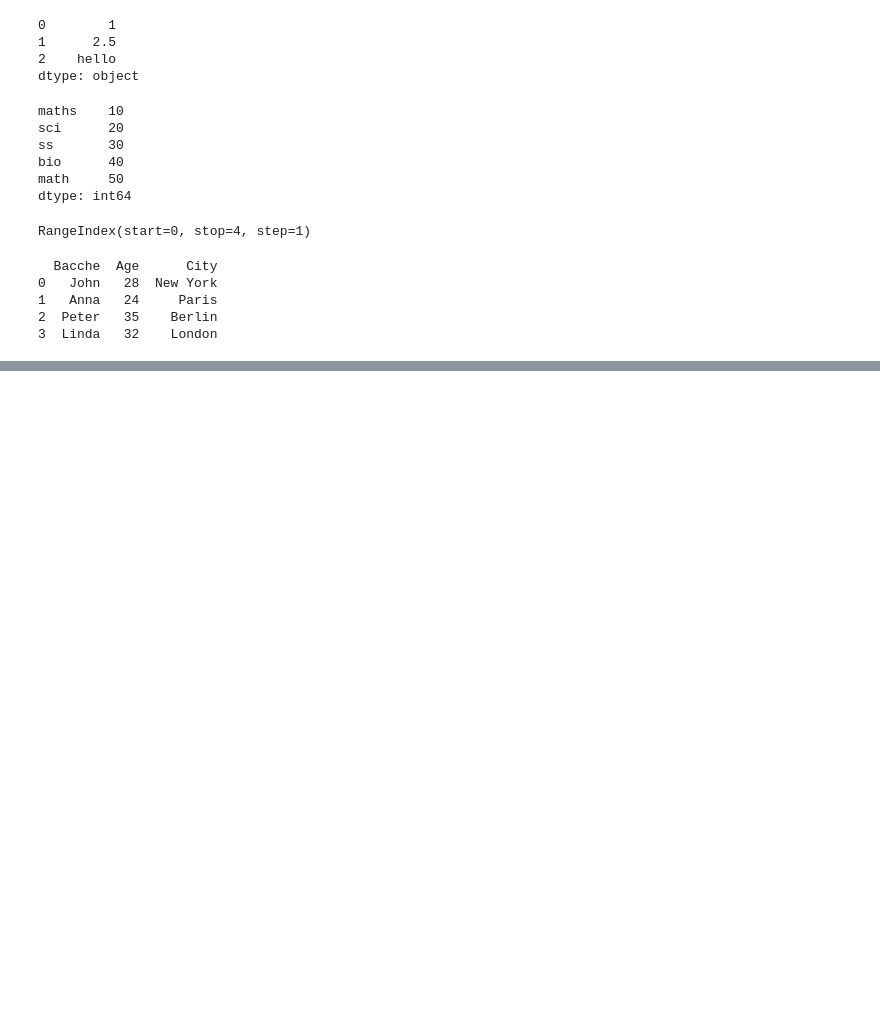
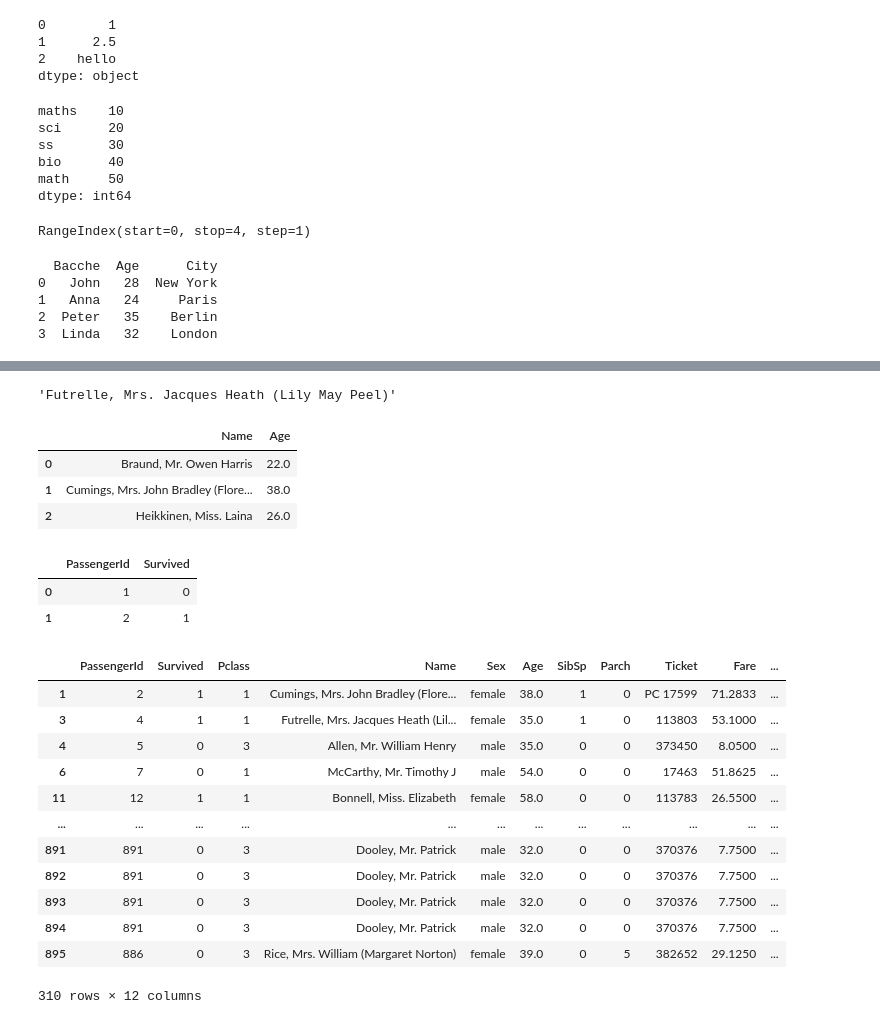
Before and after one commit to harsh1d/iginte-the-future-ember-event-30-1-2026, a Jupyter notebook: pandas.ipynb, the cells around one changed output, grey strips where cells are left out. Drawn from its saved outputs; the diff is of its cells as text; code cells hidden in the pictures; blank space fills up the shorter version.

```diff
--- a/pandas.ipynb
+++ b/pandas.ipynb
@@ -85,0 +197,35 @@ print(read_csv.head())
+# %%
+read_csv.iloc[3,3]
+# %% [output]
+'Futrelle, Mrs. Jacques Heath (Lily May Peel)'
+# %%
+read_csv.loc[0:2,["Name","Age"]]
+# %% [output]
+|  | Name | Age |
+| 0 | Braund, Mr. Owen Harris | 22.0 |
+| 1 | Cumings, Mrs. John Bradley (Flore... | 38.0 |
+| 2 | Heikkinen, Miss. Laina | 26.0 |
+# %%
+read_csv.iloc[0:2, :2]
+# %% [output]
+|  | PassengerId | Survived |
+| 0 | 1 | 0 |
+| 1 | 2 | 1 |
+# %%
+# filtering with simple condition
+
+read_csv[read_csv["Age"]> 30]
+# %% [output]
+|  | PassengerId | Survived | Pclass | Name | Sex | Age | SibSp | Parch | Ticket | Fare | ... |
+| 1 | 2 | 1 | 1 | Cumings, Mrs. John Bradley (Flore... | female | 38.0 | 1 | 0 | PC 17599 | 71.2833 | ... |
+| 3 | 4 | 1 | 1 | Futrelle, Mrs. Jacques Heath (Lil... | female | 35.0 | 1 | 0 | 113803 | 53.1000 | ... |
+| 4 | 5 | 0 | 3 | Allen, Mr. William Henry | male | 35.0 | 0 | 0 | 373450 | 8.0500 | ... |
+| 6 | 7 | 0 | 1 | McCarthy, Mr. Timothy J | male | 54.0 | 0 | 0 | 17463 | 51.8625 | ... |
+| 11 | 12 | 1 | 1 | Bonnell, Miss. Elizabeth | female | 58.0 | 0 | 0 | 113783 | 26.5500 | ... |
+| ... | ... | ... | ... | ... | ... | ... | ... | ... | ... | ... | ... |
+| 891 | 891 | 0 | 3 | Dooley, Mr. Patrick | male | 32.0 | 0 | 0 | 370376 | 7.7500 | ... |
+| 892 | 891 | 0 | 3 | Dooley, Mr. Patrick | male | 32.0 | 0 | 0 | 370376 | 7.7500 | ... |
+| 893 | 891 | 0 | 3 | Dooley, Mr. Patrick | male | 32.0 | 0 | 0 | 370376 | 7.7500 | ... |
+| 894 | 891 | 0 | 3 | Dooley, Mr. Patrick | male | 32.0 | 0 | 0 | 370376 | 7.7500 | ... |
+| 895 | 886 | 0 | 3 | Rice, Mrs. William (Margaret Norton) | female | 39.0 | 0 | 5 | 382652 | 29.1250 | ... |
+310 rows × 12 columns
```
Also changed, not shown: parts of 12 cells of this notebook.
